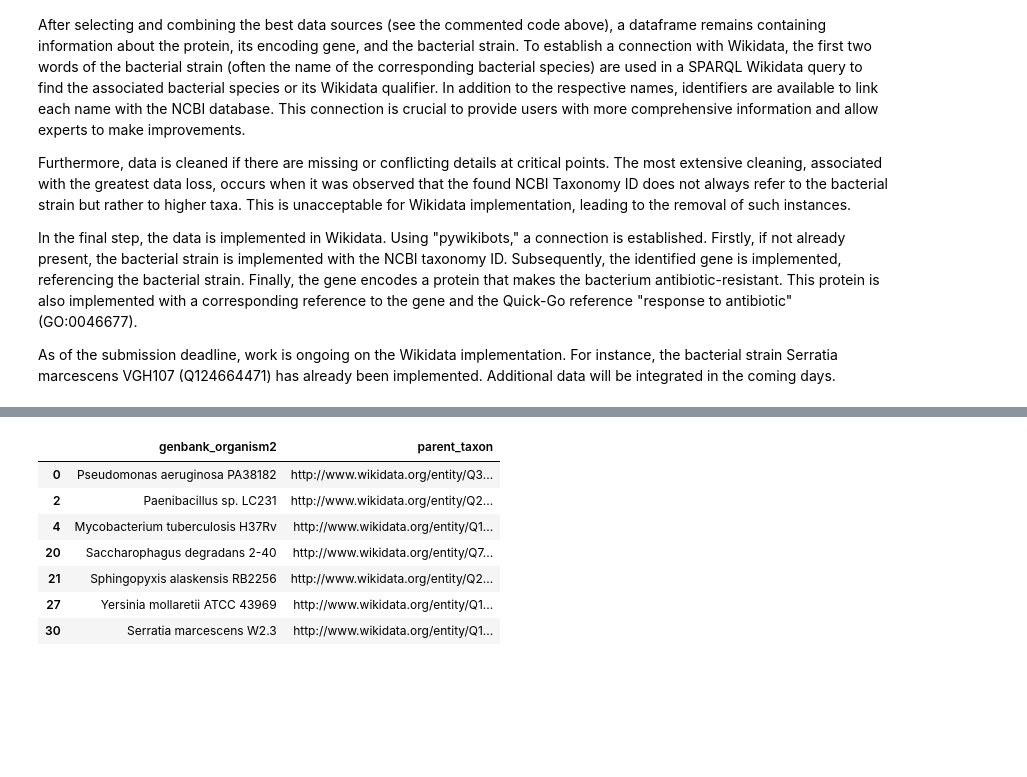
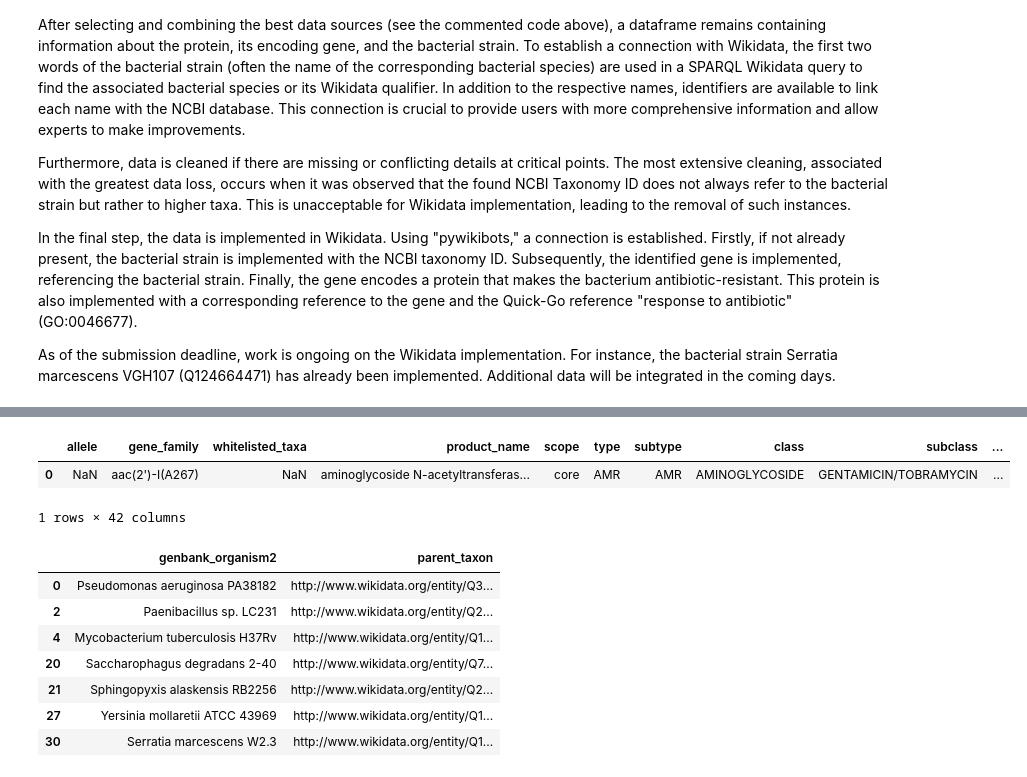
Before and after one commit to gjmm07/DS_LOD_and_Knowledge_Graphs_2023_Finn_Heydemann, a Jupyter notebook: main.ipynb, the cells around one changed output, grey strips where cells are left out. Drawn from its saved outputs; the diff is of its cells as text; code cells hidden in the pictures; blank space fills up the shorter version.

```diff
--- a/main.ipynb
+++ b/main.ipynb
@@ -646,0 +507,13 @@ dir(item)
+# %%
+from WikidataAdder import GeneWikidataAdder
+
+
+def gene_wrapper(df_row: pd.Series) -> str:
+    gwa = GeneWikidataAdder(df_row, False)
+    gwa.create_gene()
+    gwa.add_instance_of_gene()
+    gwa.add_subclass_of()
+    gwa.add_found_in_taxon()
+    return gwa.gene_page.getID()
+# %%
+z["wd_gene_id"] = z.iloc[0:1].apply(gene_wrapper, axis=1)
@@ -647,3 +528,9 @@ dir(item)
+# %%
+z.iloc[0:1]
+# %% [output]
+|  | allele | gene_family | whitelisted_taxa | product_name | scope | type | subtype | class | subclass | ... |
+| 0 | NaN | aac(2')-I(A267) | NaN | aminoglycoside N-acetyltransferas... | core | AMR | AMR | AMINOGLYCOSIDE | GENTAMICIN/TOBRAMYCIN | ... |
+1 rows × 42 columns
 # %%
 # iloc[0]:
 # iloc[1]:
```
Also changed, not shown: parts of 12 cells of this notebook, 4 other files.
